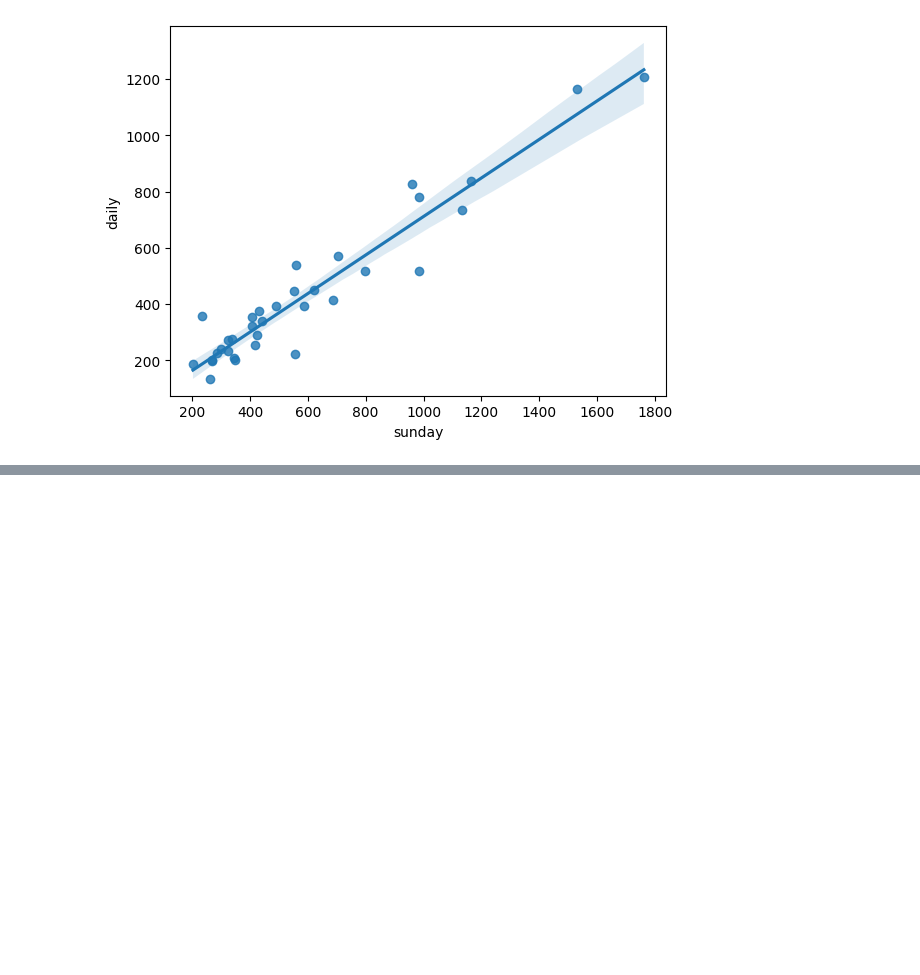
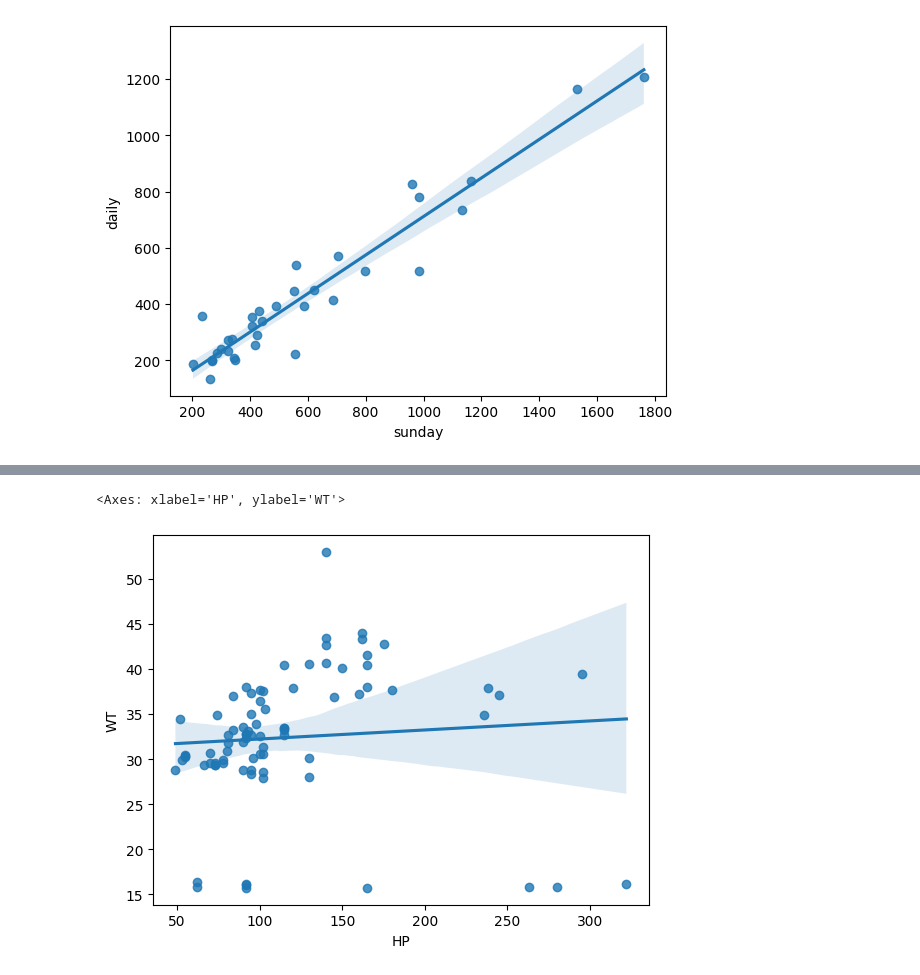
Before and after one commit to SisirBhargav/Zeta-aiml, a Jupyter notebook: Adclass.ipynb, the cells around one changed output, grey strips where cells are left out. Drawn from its saved outputs; the diff is of its cells as text; code cells hidden in the pictures; blank space fills up the shorter version.

```diff
--- a/Adclass.ipynb
+++ b/Adclass.ipynb
@@ -1093,0 +1132,7 @@ sns.regplot(x='sunday',y='daily',data=df)
+# %%
+#payplots
+import seaborn as sns
+sns.regplot(x='HP',y='WT',data=df)
+# %% [output]
+<Axes: xlabel='HP', ylabel='WT'>
+[figure, added]
```
Also changed, not shown: parts of 6 cells of this notebook.
